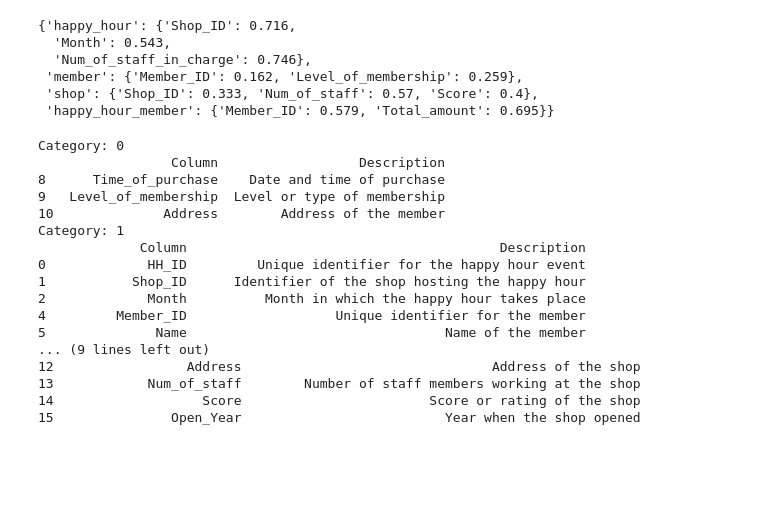
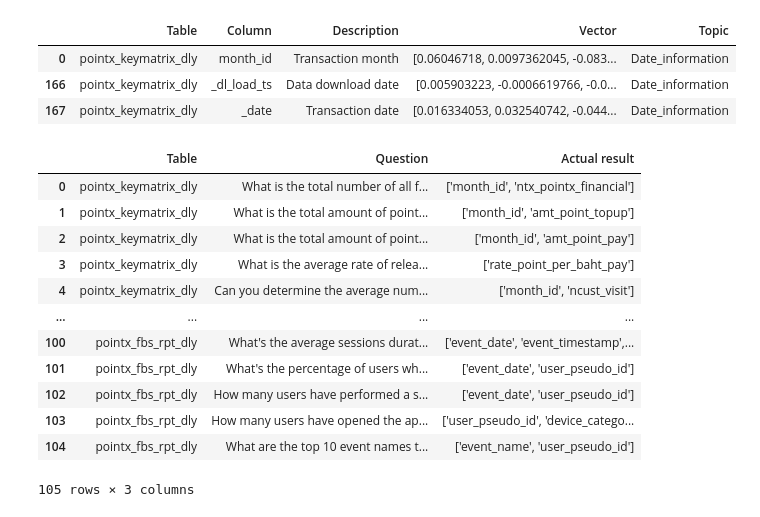
Before and after one commit to ThanawatTP/ChatQ, a Jupyter notebook: question_topics.ipynb, the cells around one changed output. Drawn from its saved outputs; the diff is of its cells as text; code cells hidden in the pictures; blank space fills up the shorter version.

Commit message:
re experiment

```diff
--- a/question_topics.ipynb
+++ b/question_topics.ipynb
@@ -166,49 +184,24 @@ Table string match  ----> shop
-# %%
-selected_columns(question)
-# %% [output]
-{'happy_hour': {'Shop_ID': 0.716,
-  'Month': 0.543,
-  'Num_of_staff_in_charge': 0.746},
- 'member': {'Member_ID': 0.162, 'Level_of_membership': 0.259},
- 'shop': {'Shop_ID': 0.333, 'Num_of_staff': 0.57, 'Score': 0.4},
- 'happy_hour_member': {'Member_ID': 0.579, 'Total_amount': 0.695}}
-# %%
-
-# TF-IDF Vectorization
-# tfidf_vectorizer = TfidfVectorizer(stop_words='english')
-# tfidf_matrix = tfidf_vectorizer.fit_transform(full_df['Description'])
-
-vectorizer = CountVectorizer(max_features=1000, stop_words='english')
-dtm = vectorizer.fit_transform(full_df['Description'])
-
-# Apply Latent Dirichlet Allocation (LDA)
-n_topics = 3  # You can adjust the number of topics based on your needs
-lda = LatentDirichletAllocation(n_components=n_topics, random_state=42)
-# topics = lda.fit_transform(tfidf_matrix)
-topics = lda.fit_transform(dtm)
-
-# Assign the most probable topic to each column
-full_df['Topic'] = topics.argmax(axis=1)
-
-grouped = full_df.groupby('Topic')
-for group_name, group_data in grouped:
-    print(f"Category: {group_name}")
-    print(group_data[['Column', 'Description']])
-# %% [output]
-Category: 0
-                 Column                  Description
-8      Time_of_purchase    Date and time of purchase
-9   Level_of_membership  Level or type of membership
-10              Address        Address of the member
-Category: 1
-             Column                                        Description
-0             HH_ID         Unique identifier for the happy hour event
-1           Shop_ID      Identifier of the shop hosting the happy hour
-2             Month          Month in which the happy hour takes place
-4         Member_ID                   Unique identifier for the member
-5              Name                                 Name of the member
-... (9 lines left out)
-12                 Address                                Address of the shop
-13            Num_of_staff        Number of staff members working at the shop
-14                   Score                        Score or rating of the shop
-15               Open_Year                          Year when the shop opened
+# %%
+expanded_df[(expanded_df['Topic'] == 'Date_information') & (expanded_df['Table'] == 'pointx_keymatrix_dly')]
+# %% [output]
+|  | Table | Column | Description | Vector | Topic |
+| 0 | pointx_keymatrix_dly | month_id | Transaction month | [0.06046718, 0.0097362045, -0.083... | Date_information |
+| 166 | pointx_keymatrix_dly | _dl_load_ts | Data download date | [0.005903223, -0.0006619766, -0.0... | Date_information |
+| 167 | pointx_keymatrix_dly | _date | Transaction date | [0.016334053, 0.032540742, -0.044... | Date_information |
+# %%
+exp_df = pd.read_excel('src/pointx/SchemaLink-Experiment.xlsx', sheet_name='LLM result - full pipeline')[['Table', 'Question', 'Actual result']]
+exp_df
+# %% [output]
+|  | Table | Question | Actual result |
+| 0 | pointx_keymatrix_dly | What is the total number of all f... | ['month_id', 'ntx_pointx_financial'] |
+| 1 | pointx_keymatrix_dly | What is the total amount of point... | ['month_id', 'amt_point_topup'] |
+| 2 | pointx_keymatrix_dly | What is the total amount of point... | ['month_id', 'amt_point_pay'] |
+| 3 | pointx_keymatrix_dly | What is the average rate of relea... | ['rate_point_per_baht_pay'] |
+| 4 | pointx_keymatrix_dly | Can you determine the average num... | ['month_id', 'ncust_visit'] |
+| ... | ... | ... | ... |
+| 100 | pointx_fbs_rpt_dly | What's the average sessions durat... | ['event_date', 'event_timestamp',... |
+| 101 | pointx_fbs_rpt_dly | What's the percentage of users wh... | ['event_date', 'user_pseudo_id'] |
+| 102 | pointx_fbs_rpt_dly | How many users have performed a s... | ['event_date', 'user_pseudo_id'] |
+| 103 | pointx_fbs_rpt_dly | How many users have opened the ap... | ['user_pseudo_id', 'device_catego... |
+| 104 | pointx_fbs_rpt_dly | What are the top 10 event names t... | ['event_name', 'user_pseudo_id'] |
+105 rows × 3 columns
```
Also changed, not shown: parts of 17 cells of this notebook, 8 other files.
